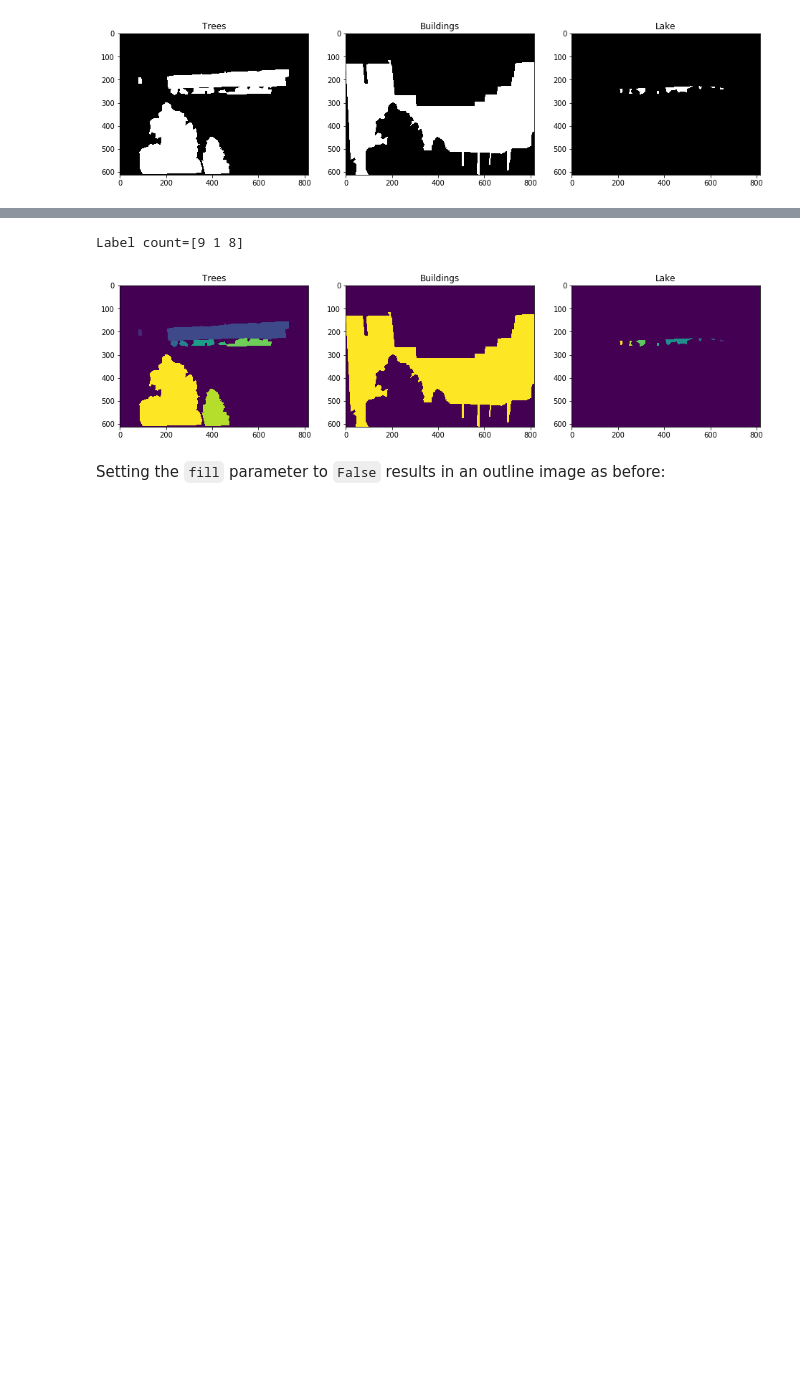
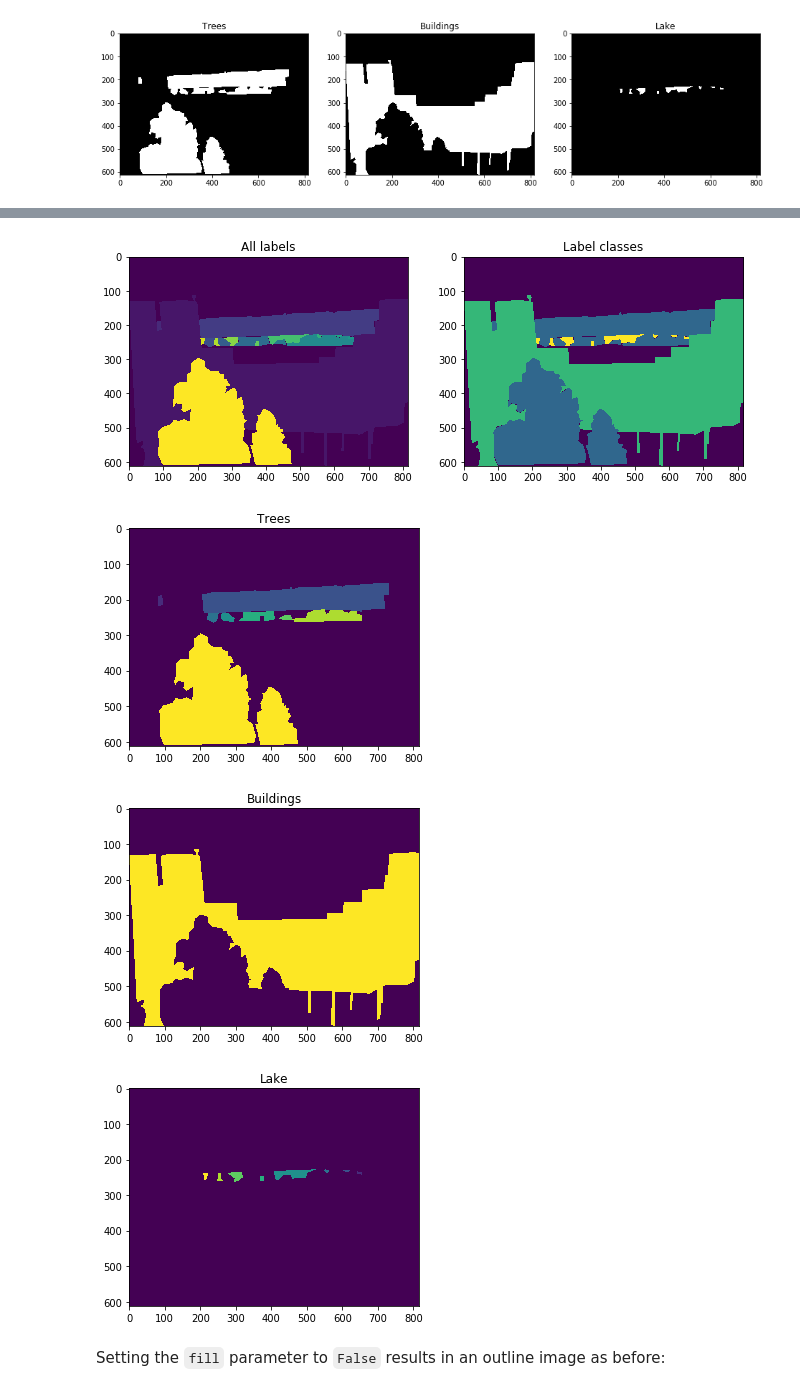
Before and after one commit to Britefury/django-labeller, a Jupyter notebook: Image labeller notebook.ipynb, the cells around one changed output, grey strips where cells are left out. Drawn from its saved outputs; the diff is of its cells as text; code cells hidden in the pictures; blank space fills up the shorter version.

Commit message:
Labelling tool API improved; `render_individual_labels` generates output more suited to instance segmentation.

```diff
--- a/Image labeller notebook.ipynb
+++ b/Image labeller notebook.ipynb
@@ -202,23 +204,38 @@ The `render_individual_labels` method assigns a different label value to each in
 # %%
-labels_2dn, label_count = labelled_img.render_individual_labels(label_classes=['tree', 'building', 'lake'])
-print('Label count={0}'.format(label_count))
-plt.figure(figsize=(16,4))
+labels_2d, label_cls = labelled_img.render_individual_labels(label_classes=['tree', 'building', 'lake'])
+plt.figure(figsize=(11, 4))
+plt.subplot(1, 2, 1)
+plt.title('All labels')
+plt.imshow(labels_2d)
+
+plt.subplot(1, 2, 2)
+plt.title('Label classes')
+plt.imshow(label_cls[labels_2d])
+plt.show()
+
 # trees
-plt.subplot(1,3,1)
+labels_2d, label_cls = labelled_img.render_individual_labels(label_classes=['tree'])
+plt.figure()
 plt.title('Trees')
-plt.imshow(labels_2dn[:,:,0])
+plt.imshow(labels_2d)
+plt.show()
 # buildings
-plt.subplot(1,3,2)
+labels_2d, label_cls = labelled_img.render_individual_labels(label_classes=['building'])
+plt.figure()
 plt.title('Buildings')
-plt.imshow(labels_2dn[:,:,1])
+plt.imshow(labels_2d)
+plt.show()
 # lake
-plt.subplot(1,3,3)
+labels_2d, label_cls = labelled_img.render_individual_labels(label_classes=['lake'])
+plt.figure()
 plt.title('Lake')
-plt.imshow(labels_2dn[:,:,2])
+plt.imshow(labels_2d)
 plt.show()
 # %% [output]
-Label count=[9 1 8]
-[figure, old version]
+[figure, new version]
+[figure, added]
+[figure, added]
+[figure, added]
 # %% [markdown]
 Setting the `fill` parameter to `False` results in an outline image as before:
 # %%
```
Also changed, not shown: parts of 6 cells of this notebook, 1 other file.
